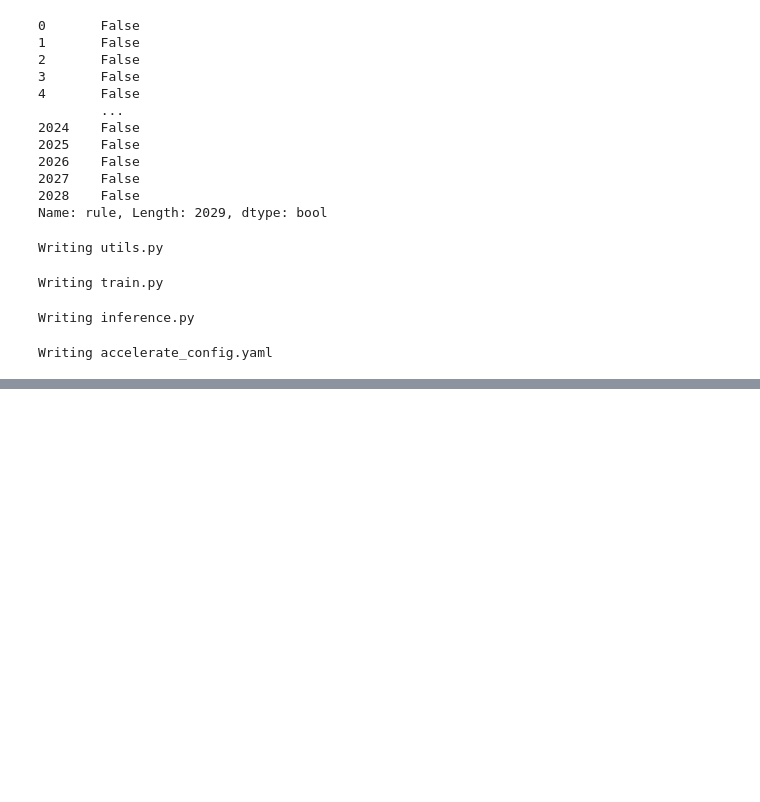
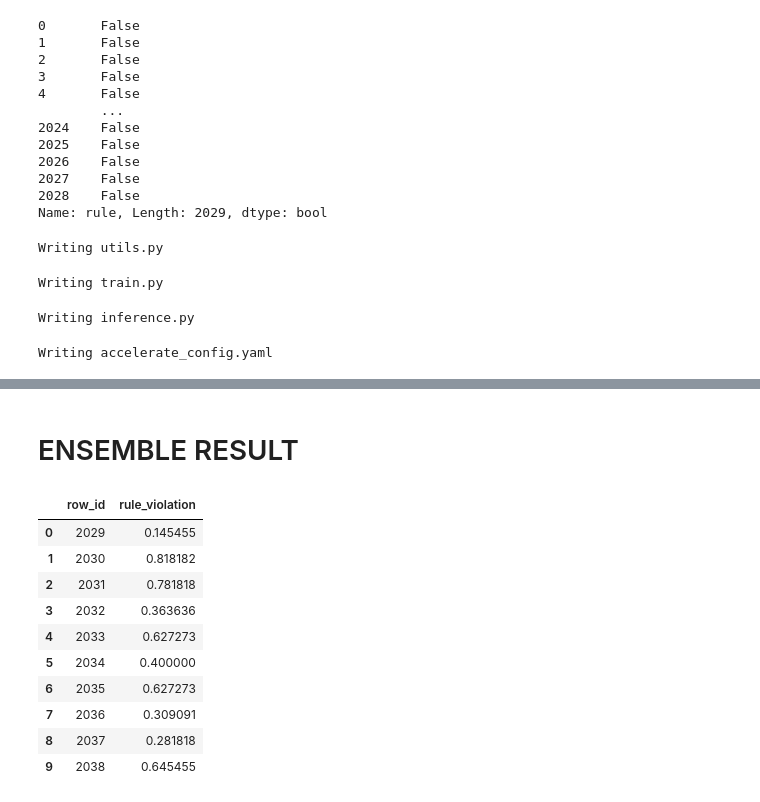
Before and after one commit to DimaKool/JigsawCommunityRules, a Jupyter notebook: QwenTest.ipynb, the cells around one changed output, grey strips where cells are left out. Cells and saved outputs as stored; diff of their text form; code cells hidden in the pictures; blank space fills up the shorter version.

Commit message:
Kaggle Notebook | notebookee1844cc3a | Version 8

```diff
--- a/QwenTest.ipynb
+++ b/QwenTest.ipynb
@@ -495,0 +829,2 @@ os.rename('submission_qwen.csv', 'submission.csv')
+# %% [markdown]
+#  ENSEMBLE RESULT
@@ -495,0 +848,15 @@ os.rename('submission_qwen.csv', 'submission.csv')
+# %%
+import pandas as pd
+pd.read_csv('/kaggle/working/submission.csv')
+# %% [output]
+|  | row_id | rule_violation |
+| 0 | 2029 | 0.145455 |
+| 1 | 2030 | 0.818182 |
+| 2 | 2031 | 0.781818 |
+| 3 | 2032 | 0.363636 |
+| 4 | 2033 | 0.627273 |
+| 5 | 2034 | 0.400000 |
+| 6 | 2035 | 0.627273 |
+| 7 | 2036 | 0.309091 |
+| 8 | 2037 | 0.281818 |
+| 9 | 2038 | 0.645455 |
```
Also changed, not shown: parts of 14 cells of this notebook.
